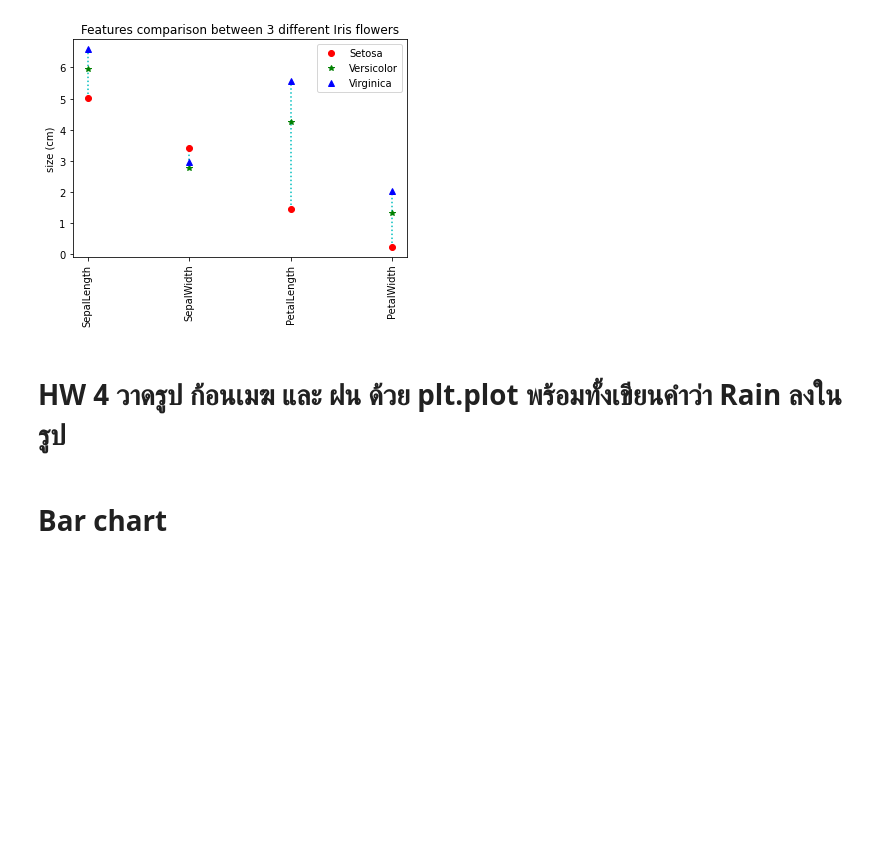
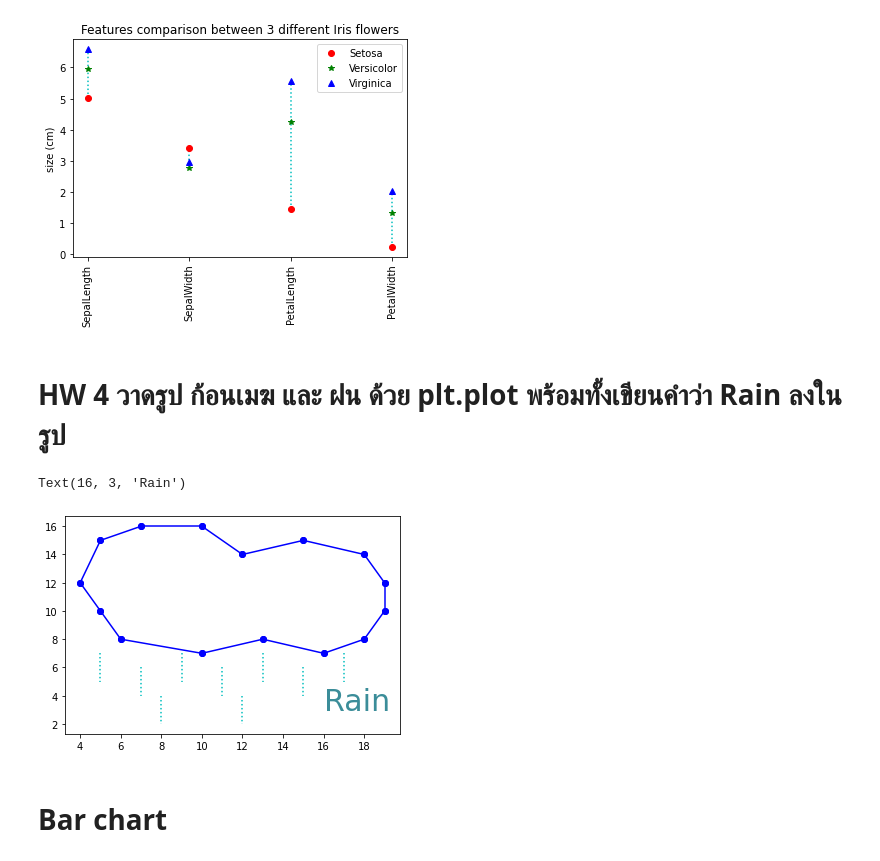
Before and after one commit to Momocute/BasicProg_DataViz65, a Jupyter notebook: DataViz04_Data_Comparison.ipynb, the cells around one changed output. Cells and saved outputs as stored; diff of their text form; code cells hidden in the pictures; blank space fills up the shorter version.

```diff
--- a/DataViz04_Data_Comparison.ipynb
+++ b/DataViz04_Data_Comparison.ipynb
@@ -194,6 +199,38 @@ plt.ylabel('size (cm)');
 [figure]
 # %% [markdown]
 # HW 4  วาดรูป ก้อนเมฆ และ ฝน ด้วย plt.plot พร้อมทั้งเขียนคำว่า Rain  ลงในรูป
+# %%
+#ก้อนเมฆ
+plt.plot([4,5],[12,15],'bo-')
+plt.plot([5,7],[15,16],'bo-')
+plt.plot([7,10],[16,16],'bo-')
+plt.plot([10,12],[16,14],'bo-')
+plt.plot([12,15],[14,15],'bo-')
+plt.plot([15,18],[15,14],'bo-')
+plt.plot([18,19],[14,12],'bo-')
+plt.plot([19,19],[12,10],'bo-')
+plt.plot([19,18],[10,8],'bo-')
+plt.plot([18,16],[8,7],'bo-')
+plt.plot([16,13],[7,8],'bo-')
+plt.plot([13,10],[8,7],'bo-')
+plt.plot([10,6],[7,8],'bo-')
+plt.plot([6,5],[8,10],'bo-')
+plt.plot([5,4],[10,12],'bo-')
+
+#ฝน
+plt.plot([5,5],[7,5],'c:')
+plt.plot([9,9],[7,5],'c:')
+plt.plot([13,13],[7,5],'c:')
+plt.plot([17,17],[7,5],'c:')
+plt.plot([7,7],[6,4],'c:')
+plt.plot([11,11],[6,4],'c:')
+plt.plot([15,15],[6,4],'c:')
+plt.plot([8,8],[4,2],'c:')
+plt.plot([12,12],[4,2],'c:')
+plt.text(16, 3, 'Rain', fontsize=30, color='#3b8d99')
+# %% [output]
+Text(16, 3, 'Rain')
+[figure, added]
 # %% [markdown]
  # Bar chart
 # %% [markdown]
```
Also changed, not shown: parts of 1 cell of this notebook.
